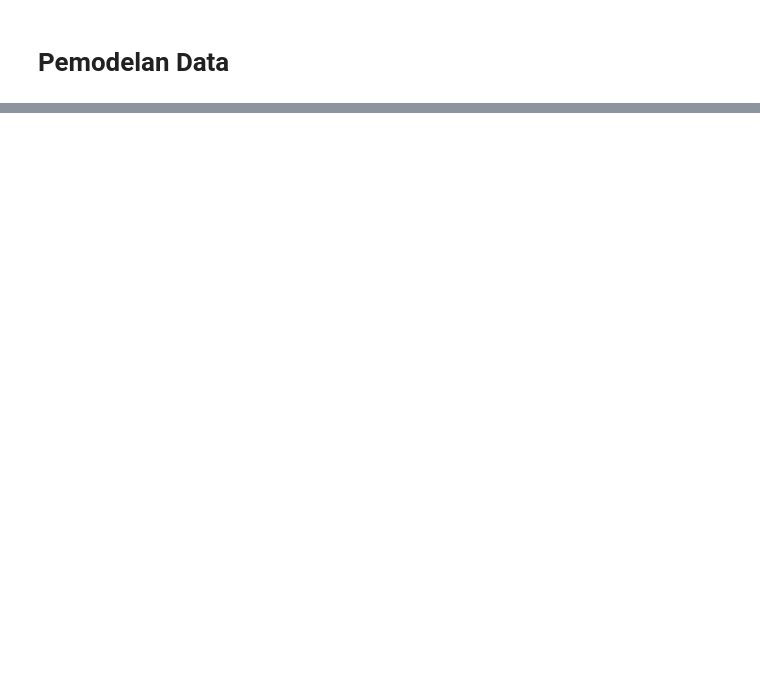
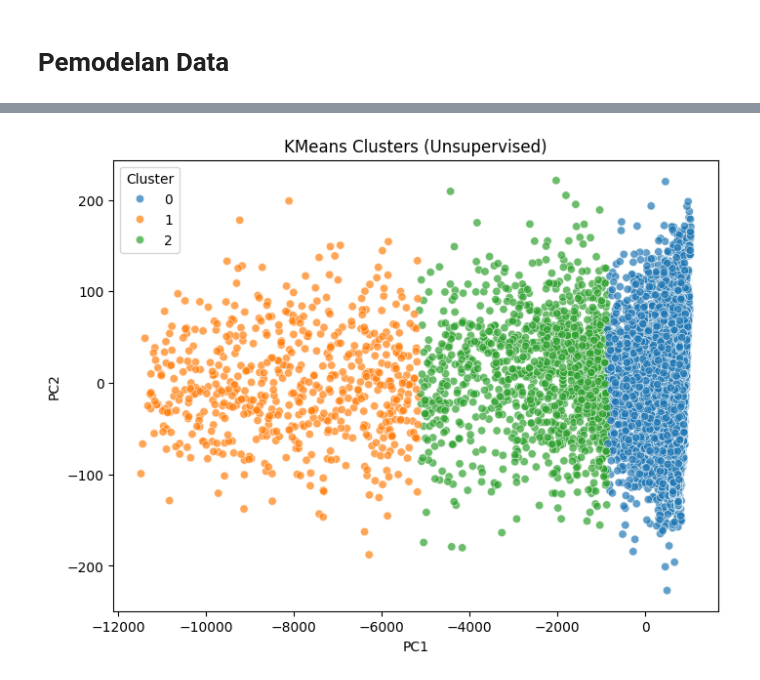
Before and after one commit to Razark-Y/KDS, a Jupyter notebook: src/Prediction/main.ipynb, the cells around one changed output, grey strips where cells are left out. Saved outputs shown, nothing was run; the diff lists cells and outputs as text; code cells hidden in the pictures; blank space fills up the shorter version.

```diff
--- a/src/Prediction/main.ipynb
+++ b/src/Prediction/main.ipynb
@@ -261,0 +420,22 @@ plt.show()
+# %%
+from sklearn.decomposition import PCA
+import seaborn as sns
+import pandas as pd
+
+# Reduce dimensions for visualization
+pca = PCA(n_components=10)
+X_vis = pca.fit_transform(X_train)
+
+df_vis = pd.DataFrame({
+    "PC1": X_vis[:, 0],
+    "PC2": X_vis[:, 1],
+    "Cluster": cluster_labels,
+    "TrueLabel": y_train  # Optional for coloring by truth
+})
+
+plt.figure(figsize=(8, 6))
+sns.scatterplot(data=df_vis, x="PC1", y="PC2", hue="Cluster", palette="tab10", alpha=0.7)
+plt.title("KMeans Clusters (Unsupervised)")
+plt.show()
+# %% [output]
+[figure, added]
```
Also changed, not shown: parts of 12 cells of this notebook.
